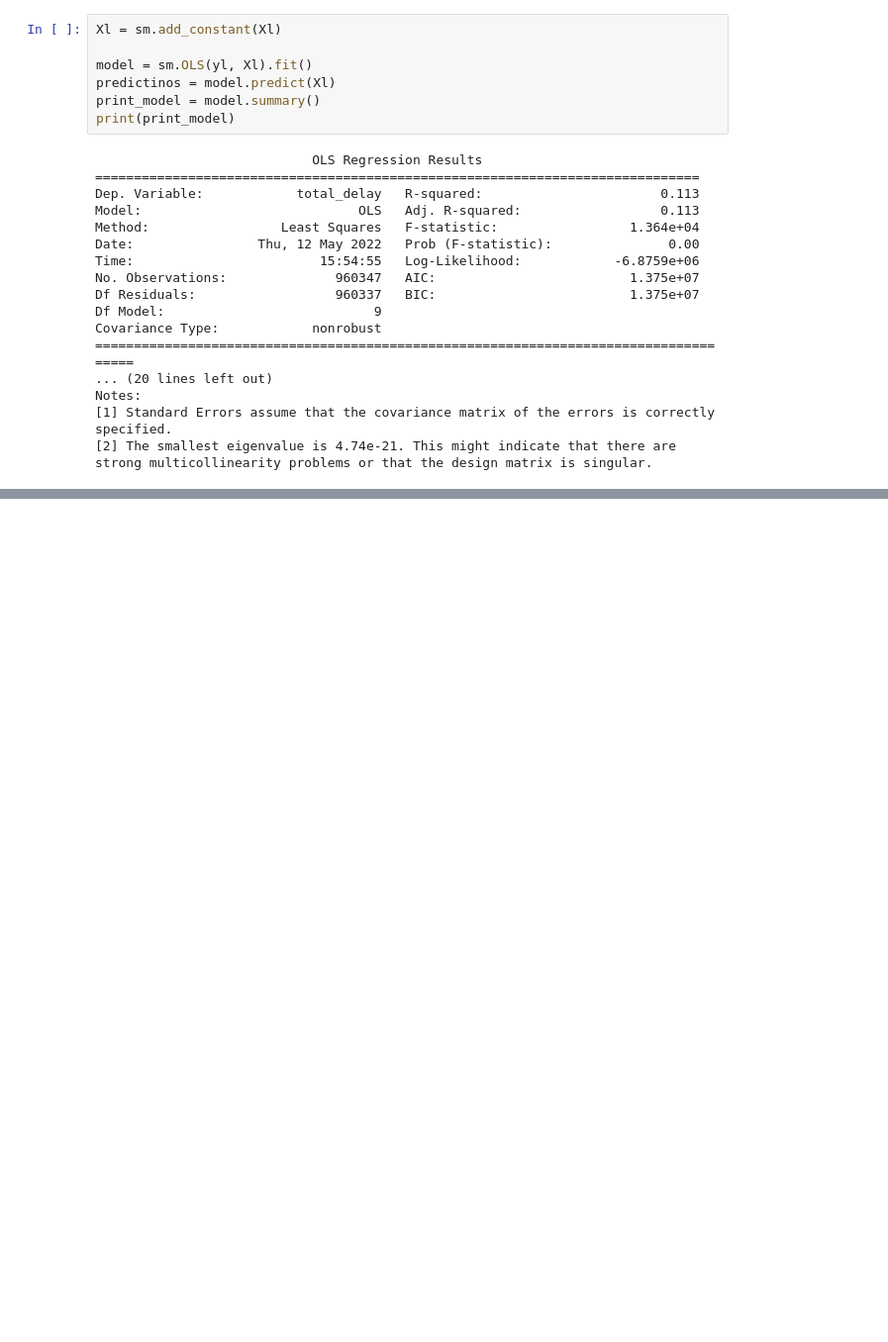
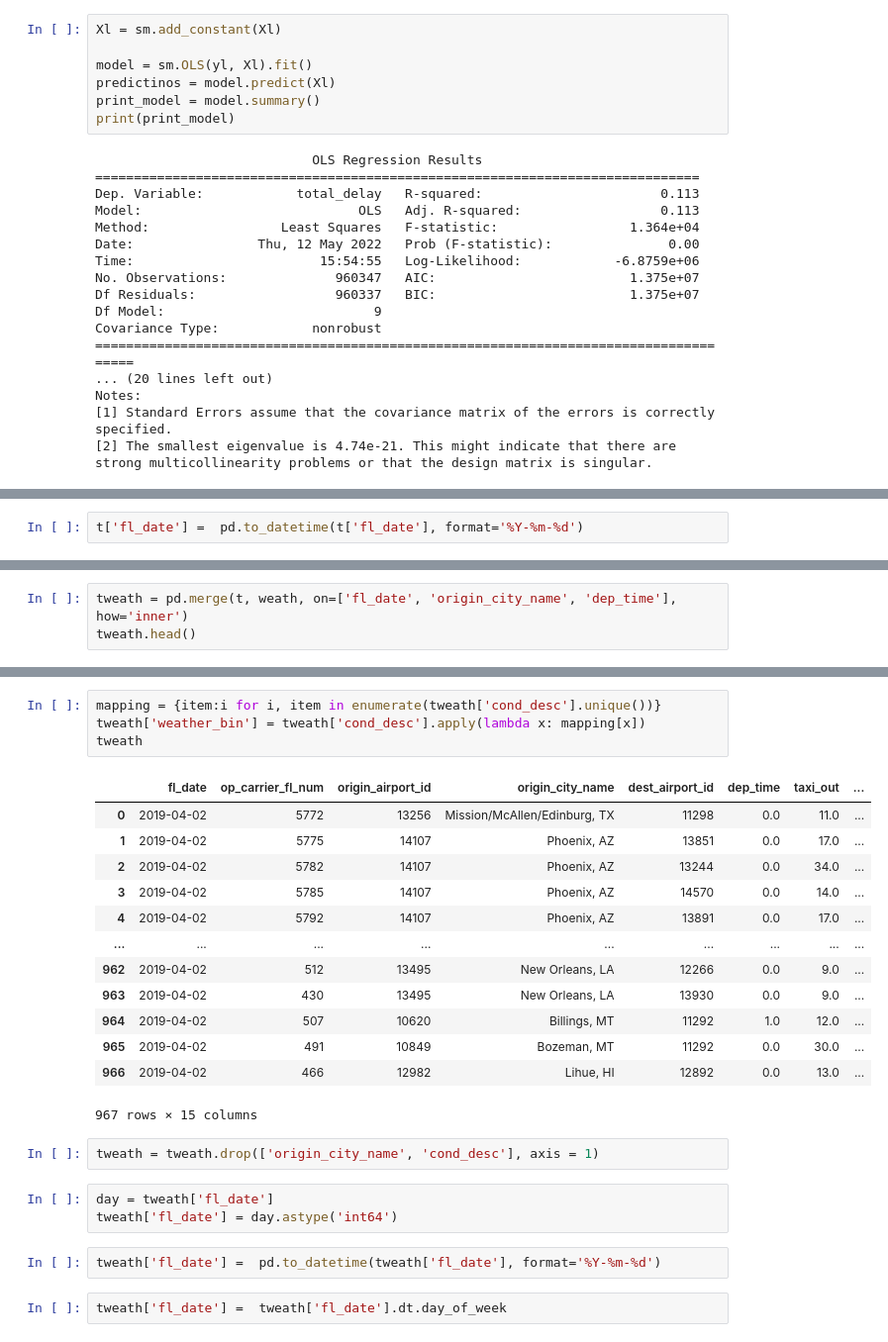
Before and after one commit to Leighson/lighthouse-midterm, a Jupyter notebook: Run-Through.ipynb, the cells around one changed output, grey strips where cells are left out. Shown: that part at 99% size. Drawn from its saved outputs; the diff is of its cells as text; blank space fills up the shorter version.

```diff
--- a/Run-Through.ipynb
+++ b/Run-Through.ipynb
@@ -317,0 +398,2 @@ strong multicollinearity problems or that the design matrix is singular.
+# %%
+t['fl_date'] =  pd.to_datetime(t['fl_date'], format='%Y-%m-%d')
@@ -317,0 +417,3 @@ strong multicollinearity problems or that the design matrix is singular.
+# %%
+tweath = pd.merge(t, weath, on=['fl_date', 'origin_city_name', 'dep_time'], how='inner')
+tweath.head()
@@ -317,0 +427,27 @@ strong multicollinearity problems or that the design matrix is singular.
+# %%
+mapping = {item:i for i, item in enumerate(tweath['cond_desc'].unique())}
+tweath['weather_bin'] = tweath['cond_desc'].apply(lambda x: mapping[x])
+tweath
+# %% [output]
+|  | fl_date | op_carrier_fl_num | origin_airport_id | origin_city_name | dest_airport_id | dep_time | taxi_out | ... |
+| 0 | 2019-04-02 | 5772 | 13256 | Mission/McAllen/Edinburg, TX | 11298 | 0.0 | 11.0 | ... |
+| 1 | 2019-04-02 | 5775 | 14107 | Phoenix, AZ | 13851 | 0.0 | 17.0 | ... |
+| 2 | 2019-04-02 | 5782 | 14107 | Phoenix, AZ | 13244 | 0.0 | 34.0 | ... |
+| 3 | 2019-04-02 | 5785 | 14107 | Phoenix, AZ | 14570 | 0.0 | 14.0 | ... |
+| 4 | 2019-04-02 | 5792 | 14107 | Phoenix, AZ | 13891 | 0.0 | 17.0 | ... |
+| ... | ... | ... | ... | ... | ... | ... | ... | ... |
+| 962 | 2019-04-02 | 512 | 13495 | New Orleans, LA | 12266 | 0.0 | 9.0 | ... |
+| 963 | 2019-04-02 | 430 | 13495 | New Orleans, LA | 13930 | 0.0 | 9.0 | ... |
+| 964 | 2019-04-02 | 507 | 10620 | Billings, MT | 11292 | 1.0 | 12.0 | ... |
+| 965 | 2019-04-02 | 491 | 10849 | Bozeman, MT | 11292 | 0.0 | 30.0 | ... |
+| 966 | 2019-04-02 | 466 | 12982 | Lihue, HI | 12892 | 0.0 | 13.0 | ... |
+967 rows × 15 columns
+# %%
+tweath = tweath.drop(['origin_city_name', 'cond_desc'], axis = 1)
+# %%
+day = tweath['fl_date']
+tweath['fl_date'] = day.astype('int64')
+# %%
+tweath['fl_date'] =  pd.to_datetime(tweath['fl_date'], format='%Y-%m-%d')
+# %%
+tweath['fl_date'] =  tweath['fl_date'].dt.day_of_week
```
Also changed, not shown: parts of 19 cells of this notebook, 1 other file.
